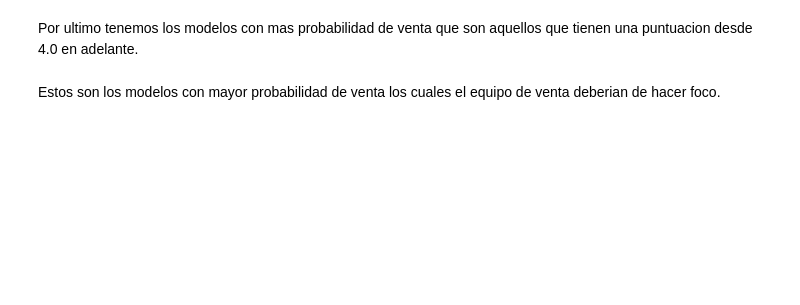
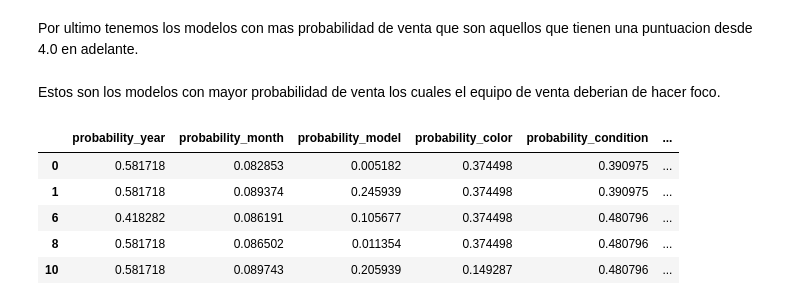
Before and after one commit to infantesromeroadrian/vehicles, a Jupyter notebook: vehicles.ipynb, the cells around one changed output. Cells and saved outputs as stored; diff of their text form; code cells hidden in the pictures; blank space fills up the shorter version.

```diff
--- a/vehicles.ipynb
+++ b/vehicles.ipynb
@@ -579,6 +694,6 @@ data_probability['probability_price'] = data['price'].map(data['price'].value_co
 # %%
 data_probability = data_probability.drop([col for col in data_probability.columns if 'probability' not in col], axis=1)
 # %%
-data_probability['probability_total'] = data_probability['probability_year'] + data_probability['probability_model'] + data_probability['probability_color'] + data_probability['probability_condition'] + data_probability['probability_fuel'] + data_probability['probability_transmission'] + data_probability['probability_type'] + data_probability['probability_is_4wd'] + data_probability['probability_odometer'] + data_probability['probability_price'] + data_probability['probability_month']
+data_probability['score_probability_total'] = data_probability['probability_year'] + data_probability['probability_model'] + data_probability['probability_color'] + data_probability['probability_condition'] + data_probability['probability_fuel'] + data_probability['probability_transmission'] + data_probability['probability_type'] + data_probability['probability_is_4wd'] + data_probability['probability_odometer'] + data_probability['probability_price'] + data_probability['probability_month']
 # %%
 data_probability.head(1000)
@@ -606,3 +757,12 @@ Por ultimo tenemos los modelos con mas probabilidad de venta que son aquellos qu
 data_probability_winners = data_probability.query('probability_total > 4.0')
 # %% [markdown]
 Estos son los modelos con mayor probabilidad de venta los cuales el equipo de venta deberian de hacer foco.
+# %%
+data_probability_winners.head()
+# %% [output]
+|  | probability_year | probability_month | probability_model | probability_color | probability_condition | ... |
+| 0 | 0.581718 | 0.082853 | 0.005182 | 0.374498 | 0.390975 | ... |
+| 1 | 0.581718 | 0.089374 | 0.245939 | 0.374498 | 0.390975 | ... |
+| 6 | 0.418282 | 0.086191 | 0.105677 | 0.374498 | 0.480796 | ... |
+| 8 | 0.581718 | 0.086502 | 0.011354 | 0.374498 | 0.480796 | ... |
+| 10 | 0.581718 | 0.089743 | 0.205939 | 0.149287 | 0.480796 | ... |
```
Also changed, not shown: parts of 30 cells of this notebook.
